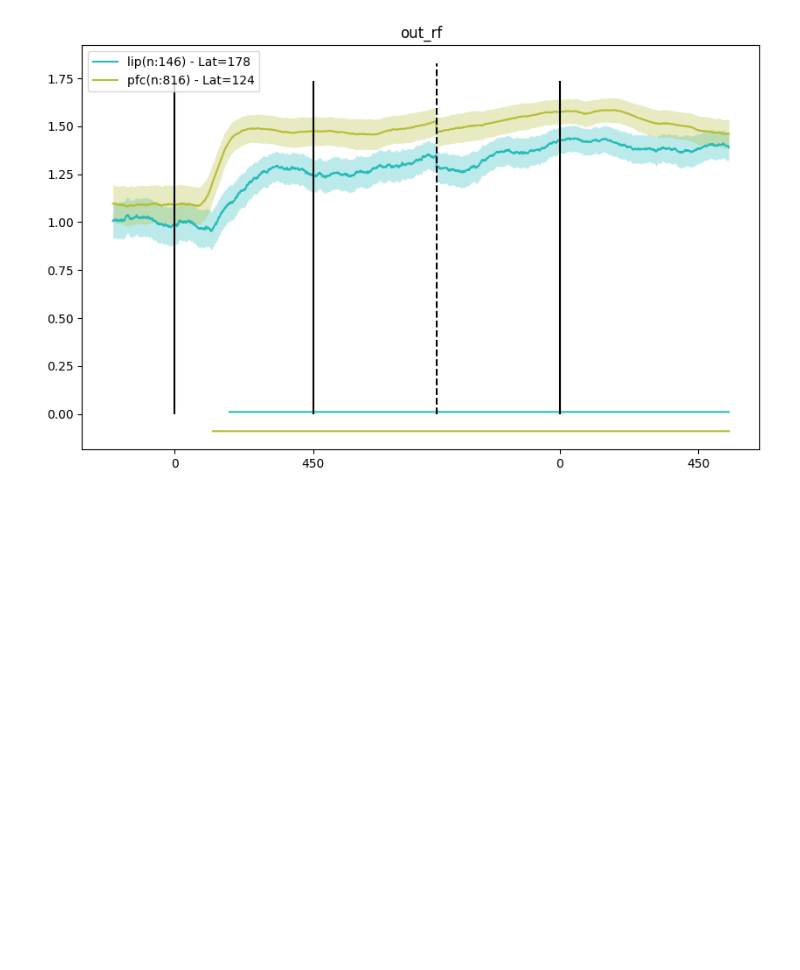
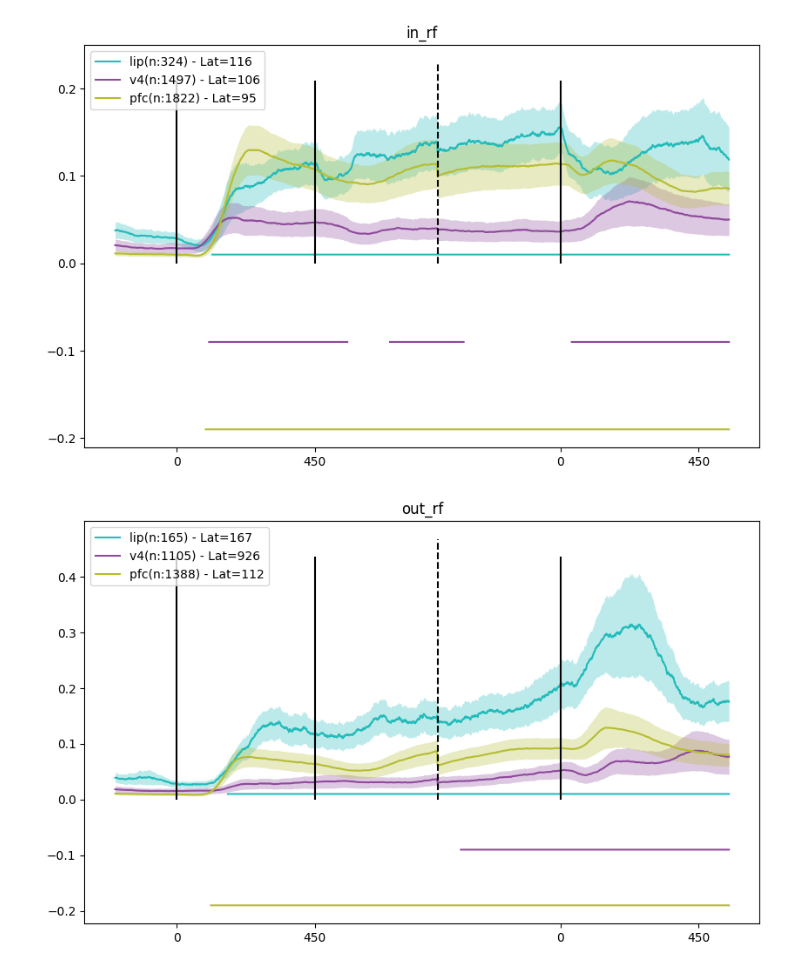
Before and after one commit to Ibos-lab/Users, a Jupyter notebook: losadac/population_distance/latencies_plots.ipynb, the cells around one changed output. Drawn from its saved outputs; the diff is of its cells as text; code cells hidden in the pictures; blank space fills up the shorter version.

Commit message:
wip cosine

```diff
--- a/losadac/population_distance/latencies_plots.ipynb
+++ b/losadac/population_distance/latencies_plots.ipynb
@@ -60,40 +60,41 @@ save=True
 save_format='png'
 # %%
 list_areas = ['lip','v4','pfc']
-for rf_loc in ['out_rf']:
+for rf_loc in ['in_rf','out_rf']:
     res = {}
-    path = f'/envau/work/invibe/USERS/IBOS/data/Riesling/TSCM/OpenEphys/population_distance/cosine/percentile_with_nonzero/no_neutral_inout_selectivity/2024_09_25_11_42_36/{rf_loc}'
-    for area in list_areas:
-        res[area]=Results.from_python_hdf5(f'{path}/{area}/population_distance.h5')
+    path = f'/envau/work/invibe/USERS/IBOS/data/Riesling/TSCM/OpenEphys/population_distance/cosine/nozscore/percentile_with_nonzero/all_neurons/2024_09_25_14_35_52/{rf_loc}'
+
     fig,ax=plt.subplots(figsize=(10,6))
     for ia,area in enumerate(list_areas):
-        d=res[area].dist_n_nn
-        fd=res[area].dist_fake_n_nn
+        res=Results.from_python_hdf5(f'{path}/{area}/population_distance.h5')
+        d=res.dist_n_nn
+        fd=res.dist_fake_n_nn
 
         p = perm_test(d,fd)
         p = np.where(p>0.95,True,np.nan)
         latency,_=smetrics.find_latency(
             p_value=1-p, win=75, step= 1, p_treshold= 0.05
             )
         p[:latency]=np.nan
         latency=latency-200
-        _=plt.plot(np.arange(len(p))-200,np.mean(d,axis=0),color=color[area],label=area+'(n:'+str(res[area].n_neurons)+') - Lat='+str(latency))
+        _=plt.plot(np.arange(len(p))-200,np.mean(d,axis=0),color=color[area],label=area+'(n:'+str(res.n_neurons)+') - Lat='+str(latency))
         yerr=np.std(d,axis=0)
         plt.fill_between(np.arange(len(p))-200,np.mean(d,axis=0)-yerr,np.mean(d,axis=0)+yerr,color=color[area],alpha=0.3,linewidth=0.0)
         _=plt.plot(np.arange(len(p))-200,(p/100)-(ia/10)+0,color=color[area])
 
     ax.set_xticks([0, 450, 1250, 1700])
     ax.set_xticklabels(["0", "450", "0", "450"])
     ax.vlines([0, 450, 450 + 400 + 400],0,ax.get_ylim()[1],color="k",linestyles="-")
     ax.vlines([850],0,ax.get_ylim()[1],color="k",linestyles="--")
 
     plt.legend(loc='upper left')
     _=plt.title(rf_loc)
     if save:
         savepath = path + f"/distance.{save_format}"
         fig.savefig(savepath,format=save_format,bbox_inches="tight")
 # %% [output]
-[figure, old version]
+[figure, new version]
+[figure, added]
 # %%
 d=res[area].dist_n_nn
 fd=res[area].dist_fake_n_nn
```
Also changed, not shown: 3 other files.
